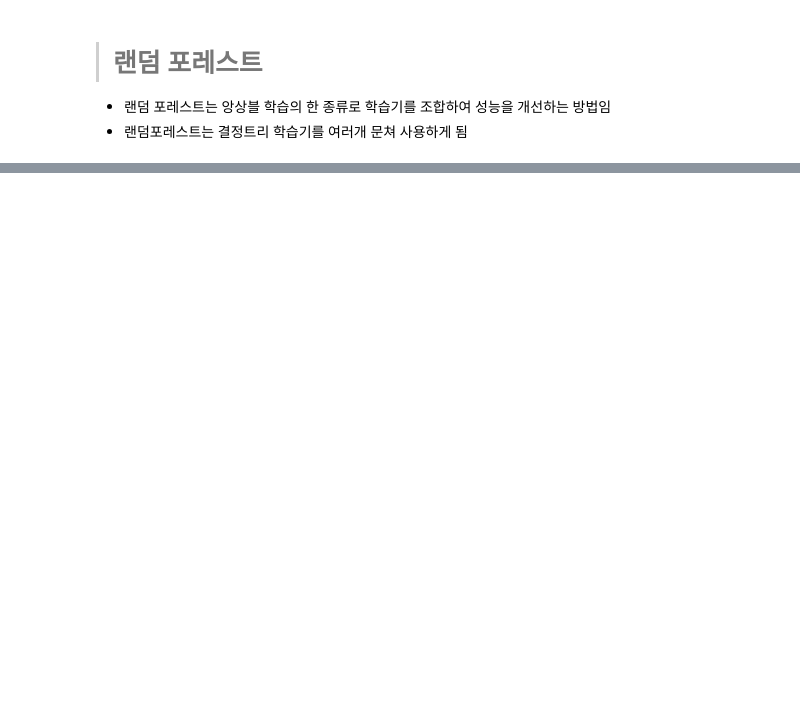
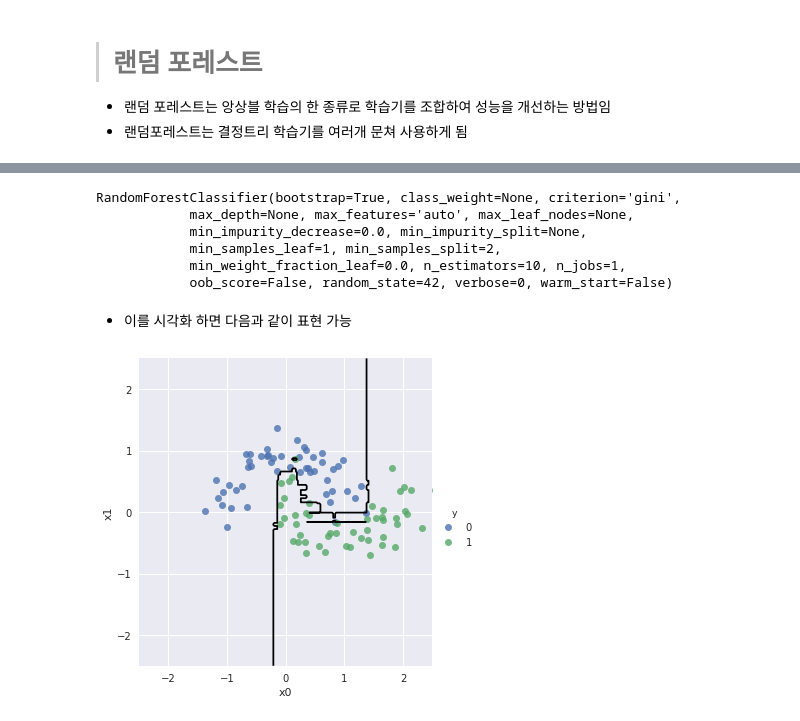
Before and after one commit to kookoowaa/ML_with_GCP, a Jupyter notebook: 05-4 Random forest.ipynb, the cells around one changed output, grey strips where cells are left out. Saved outputs shown, nothing was run; the diff lists cells and outputs as text; code cells hidden in the pictures; blank space fills up the shorter version.

```diff
--- a/05-4 Random forest.ipynb
+++ b/05-4 Random forest.ipynb
@@ -8,14 +8,12 @@ import matplotlib.pyplot as plt
 import seaborn as sns
 import pandas as pd
 import numpy as np
-from sklearn.datasets import make_blobs
-from sklearn.svm import SVC
 from sklearn.datasets import make_moons
 
-def plot_boundary(clf):
+def plot_boundary(clf, len = 10):
     # 0.01 간격의 그리드 만들기
-    xx, yy = np.meshgrid(np.arange(-10, 10, 0.1),
-                         np.arange(-10, 10, 0.1))
+    xx, yy = np.meshgrid(np.linspace(-len, len, 300),
+                         np.linspace(-len, len, 300))
     # 생성한 그리드의 점을 하나하나 추론하기
     Z = clf.predict(np.c_[xx.ravel(), yy.ravel()])
 
@@ -23,7 +21,8 @@ def plot_boundary(clf):
     Z = Z.reshape(xx.shape)
 
     # 식별 경계 그리기
-    plt.contour(xx, yy, Z, colors='k', levels=[0], linestyles=['-'])
+    #plt.contour(xx, yy, Z, colors='k', levels=[0], linestyles=['-'])
+    plt.contour(xx, yy, Z, colors='k', linestyles=['-'])
 
 
 # scatter plot 함수 (개인 버전)
@@ -31,17 +30,3 @@ def plot_scatter(mins=-1, maxs =1):
   sns.lmplot('x0', 'x1', hue = 'y', data = dataset, fit_reg= False)
   plt.ylim(mins, maxs)
   plt.xlim(mins, maxs)
-
-def plot_boundary2(clf):
-    #0.01 간격의 그리드 만들기
-    xx, yy = np.meshgrid(np.arange(-2.5, 2.5, 0.01),
-                         np.arange(-2.5, 2.5, 0.01))
-    # 생성한 그리드의 점을 하나하나 추론하기
-    Z = clf.decision_function(np.c_[xx.ravel(), yy.ravel()])
-
-    # 그래프를 그릴 수 있게 2차원 배열로 변환하기
-    Z = Z.reshape(xx.shape)
-
-    # 식별 경계 그리기
-    plt.contour(xx, yy, Z, colors='b',
-                levels=[-1, 0, 1], linestyles=['--', '-', '--'])
@@ -47,0 +40,25 @@ def plot_boundary2(clf):
+# %%
+X_dataset, y_dataset = make_moons(n_samples=100,
+                                  noise = 0.2,
+                                  random_state=42)
+dataset = pd.DataFrame(X_dataset, columns = ['x0', 'x1'])
+dataset['y'] = y_dataset
+# %%
+from sklearn.ensemble import RandomForestClassifier
+
+classifier = RandomForestClassifier(random_state = 42)
+classifier.fit(X = X_dataset, y= y_dataset)
+# %% [output]
+RandomForestClassifier(bootstrap=True, class_weight=None, criterion='gini',
+            max_depth=None, max_features='auto', max_leaf_nodes=None,
+            min_impurity_decrease=0.0, min_impurity_split=None,
+            min_samples_leaf=1, min_samples_split=2,
+            min_weight_fraction_leaf=0.0, n_estimators=10, n_jobs=1,
+            oob_score=False, random_state=42, verbose=0, warm_start=False)
+# %% [markdown]
+- 이를 시각화 하면 다음과 같이 표현 가능
+# %%
+plot_scatter(mins = -2.5, maxs = 2.5)
+plot_boundary(classifier, len = 2.5)
+# %% [output]
+[figure, added]
```
Also changed, not shown: parts of 12 cells of this notebook.
